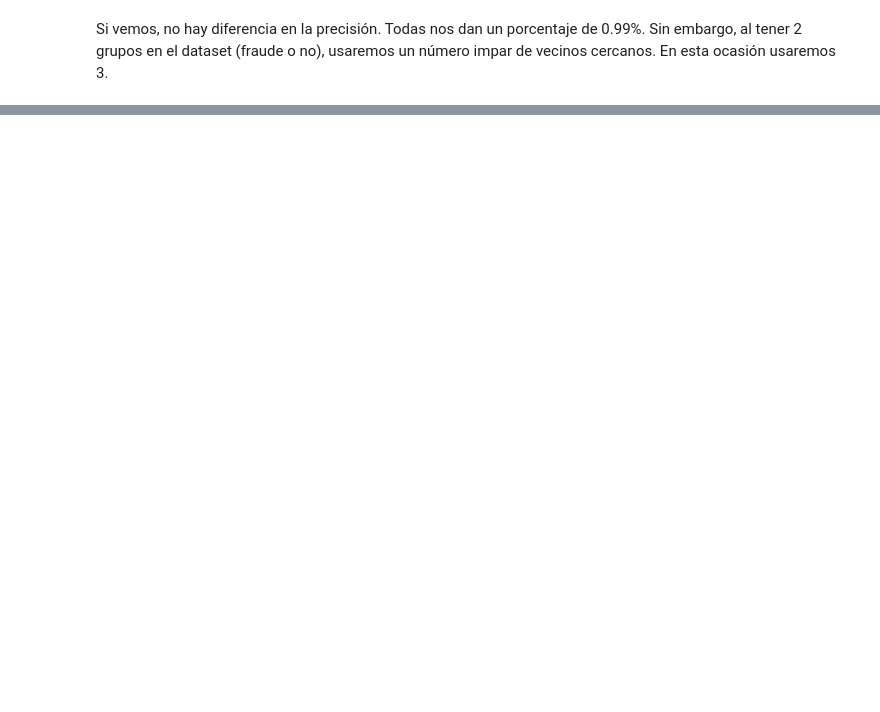
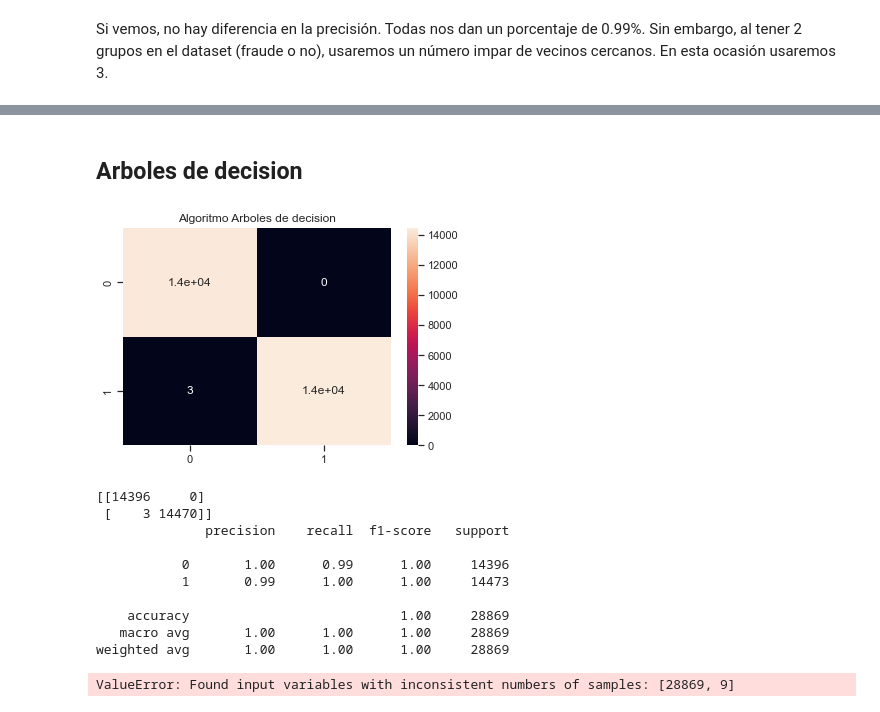
Before and after one commit to FedericoScopelliti/fraude-tarjetas-credito, a Jupyter notebook: fraude tarjetas de credito.ipynb, the cells around one changed output, grey strips where cells are left out. Saved outputs shown, nothing was run; the diff lists cells and outputs as text; code cells hidden in the pictures; blank space fills up the shorter version.

```diff
--- a/fraude tarjetas de credito.ipynb
+++ b/fraude tarjetas de credito.ipynb
@@ -446,0 +464,31 @@ weighted avg       1.00      1.00      1.00     28800
+# %%
+#Creamos un diccionario que contenga los algoritmos.
+
+algoritmos = {
+    'Bayes':GaussianNB(),
+    'DecisionTree': DecisionTreeClassifier(),
+    'LDA':LDA(),
+    'Soporte_vectorial':svm.SVC()
+}
+# %%
+# Los entrenamos en un bucle
+
+for i in algoritmos:
+    algoritmo = algoritmos[i]
+    algoritmo.fit(X_train, y_train)
+    y_pr = algoritmo.predict(X_test)
+
+    # Graficamos nuevamente la matriz de confusion
+
+    plt.figure(figsize=(6,6))
+
+    plt.title(f'Algoritmo {i}')
+    cm_2 = confusion_matrix(y_test, y_pr)
+    sns.heatmap(cm_2, annot=True)
+    plt.show()
+    print(confusion_matrix(y_test, y_pr))
+
+    # Reporte
+    report = classification_report(y_test, y_pr)
+    print(report)
+    print(30 * '-')
@@ -446,0 +552,42 @@ weighted avg       1.00      1.00      1.00     28800
+# %% [markdown]
+## Arboles de decision
+# %%
+tree = DecisionTreeClassifier(max_depth=7)
+tree.fit(X_train, y_train)
+pred_tree = tree.predict(X_test)
+
+plt.title(f'Algoritmo Arboles de decision')
+cm_tree = confusion_matrix(y_test, pred_tree)
+sns.heatmap(cm_tree, annot=True)
+plt.show()
+print(confusion_matrix(y_test, pred_tree))
+
+# Reporte
+report_tree = classification_report(y_test, pred_tree)
+print(report)
+# %% [output]
+[figure, added]
+[[14396     0]
+ [    3 14470]]
+              precision    recall  f1-score   support
+
+           0       1.00      0.99      1.00     14396
+           1       0.99      1.00      1.00     14473
+
+    accuracy                           1.00     28869
+   macro avg       1.00      1.00      1.00     28869
+weighted avg       1.00      1.00      1.00     28869
+# %%
+from sklearn.metrics import roc_curve
+
+FPR, TPR, Thresholds = roc_curve(y_test, scores)
+
+fig, ax = plt.subplots(figsize = (8, 8))
+plt.plot(FPR, TPR, linewidth = 2)
+plt.plot([0, 1], [0, 1], 'k--')
+ax.set_xlabel("False Positive Rate", fontsize = 15)
+ax.set_ylabel("True Positive Rate", fontsize = 15)
+ax.set_xticks(np.linspace(0, 1, 11));
+ax.set_yticks(np.linspace(0, 1, 11));
+# %% [output]
+ValueError: Found input variables with inconsistent numbers of samples: [28869, 9]
```
Also changed, not shown: parts of 11 cells of this notebook.
